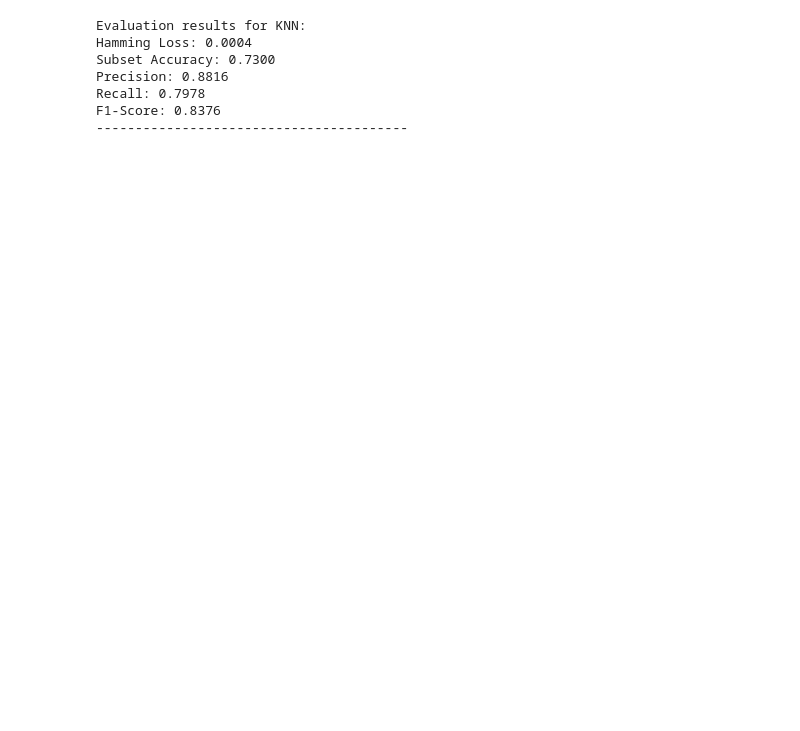
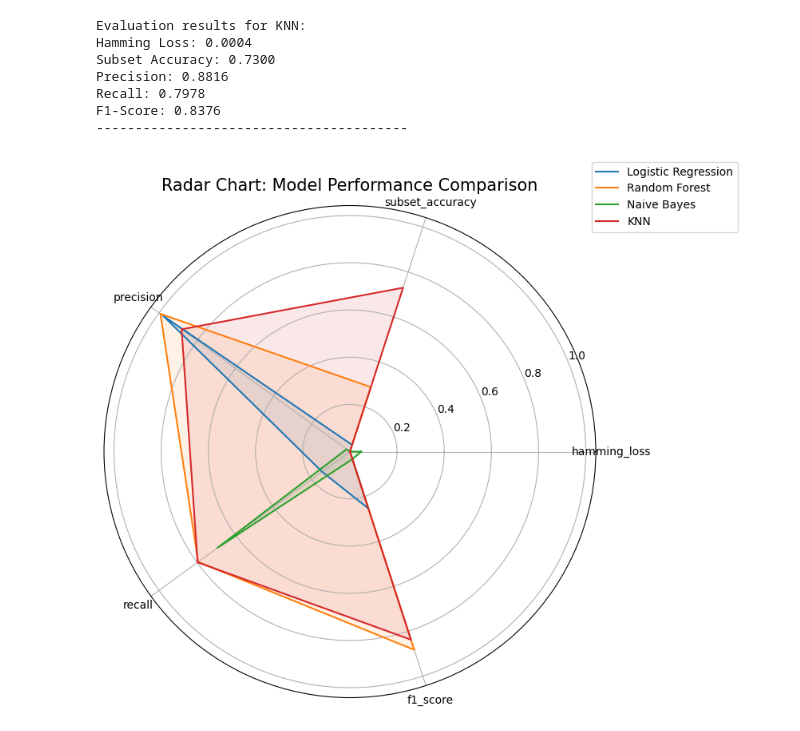
Before and after one commit to Dramalf/ucsd-cse258-final-project, a Jupyter notebook: Jiangrong/main.ipynb, the cells around one changed output. Drawn from its saved outputs; the diff is of its cells as text; code cells hidden in the pictures; blank space fills up the shorter version.

```diff
--- a/Jiangrong/main.ipynb
+++ b/Jiangrong/main.ipynb
@@ -308,12 +319,6 @@ def train_logistic_regression_with_progress(X_train, y_train, chunk_size=100):
 
 log_reg_models = train_logistic_regression_with_progress(X_train, y_train, chunk_size=100)
 # %%
-'''
-# Random Forest
-from sklearn.ensemble import RandomForestClassifier
-rf_model = OneVsRestClassifier(RandomForestClassifier(n_estimators=100, max_depth=20, random_state=0))
-rf_model.fit(X_train, y_train_valid)
-'''
 # Random Forest
 from sklearn.ensemble import RandomForestClassifier
 from tqdm import tqdm
@@ -508,3 +477,36 @@ Precision: 0.8816
 Recall: 0.7978
 F1-Score: 0.8376
 ----------------------------------------
+# %%
+from math import pi
+
+all_metrics = {
+    "Logistic Regression": log_reg_metrics,
+    "Random Forest": rf_metrics,
+    "Naive Bayes": nb_metrics,
+    "KNN": knn_metrics,
+}
+
+labels = metrics
+num_vars = len(labels)
+
+fig, ax = plt.subplots(figsize=(8, 8), subplot_kw=dict(polar=True))
+
+angles = [n / float(num_vars) * 2 * pi for n in range(num_vars)]
+angles += angles[:1]
+
+for model, model_metrics in all_metrics.items():
+    values = [model_metrics[metric] for metric in labels]
+    values += values[:1]
+    ax.plot(angles, values, label=model)
+    ax.fill(angles, values, alpha=0.1)
+
+ax.set_yticks([0.2, 0.4, 0.6, 0.8, 1.0])
+ax.set_yticklabels(["0.2", "0.4", "0.6", "0.8", "1.0"])
+ax.set_xticks(angles[:-1])
+ax.set_xticklabels(labels)
+plt.title("Radar Chart: Model Performance Comparison", size=15)
+plt.legend(loc='upper right', bbox_to_anchor=(1.3, 1.1))
+plt.show()
+# %% [output]
+[figure, added]
```
Also changed, not shown: parts of 9 cells of this notebook.
